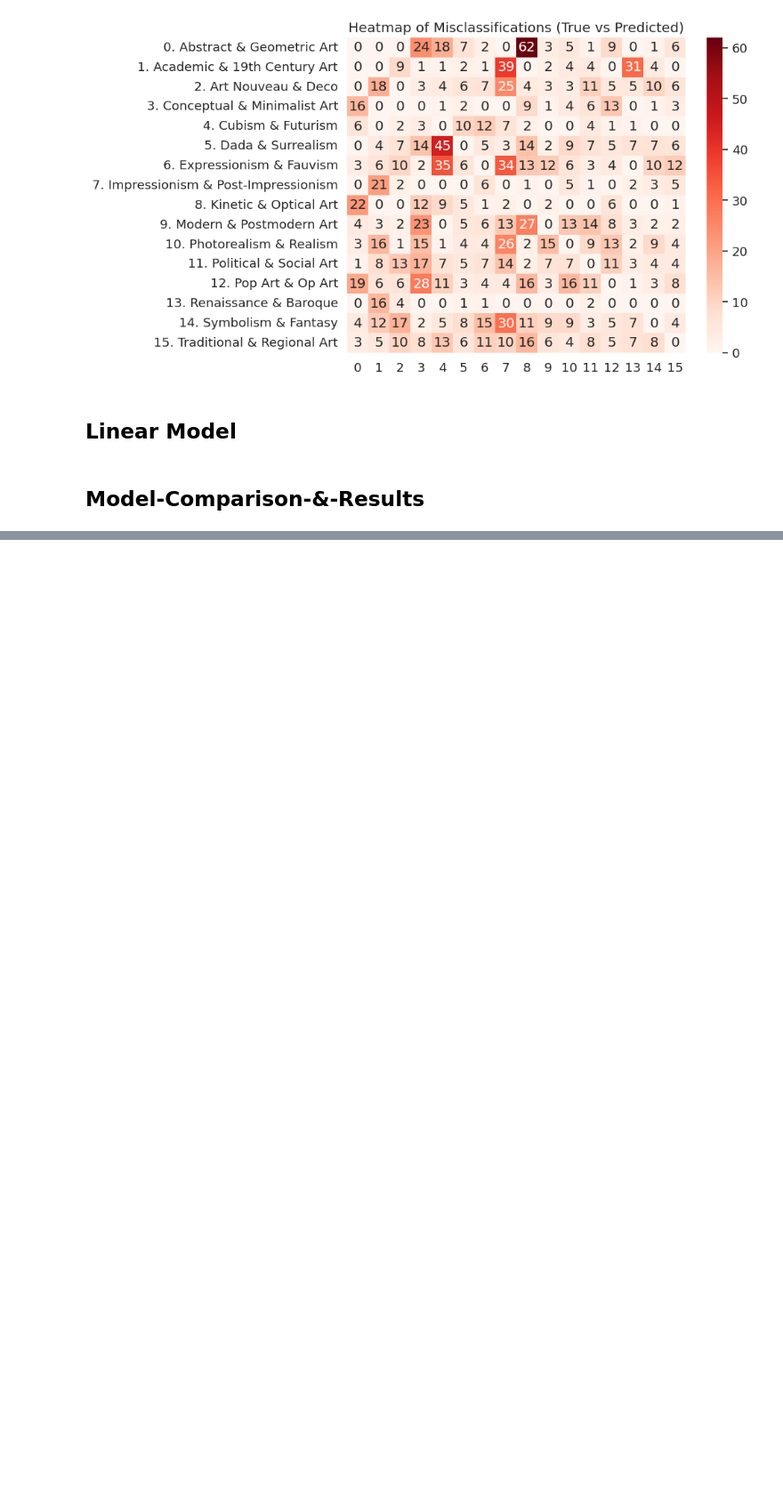
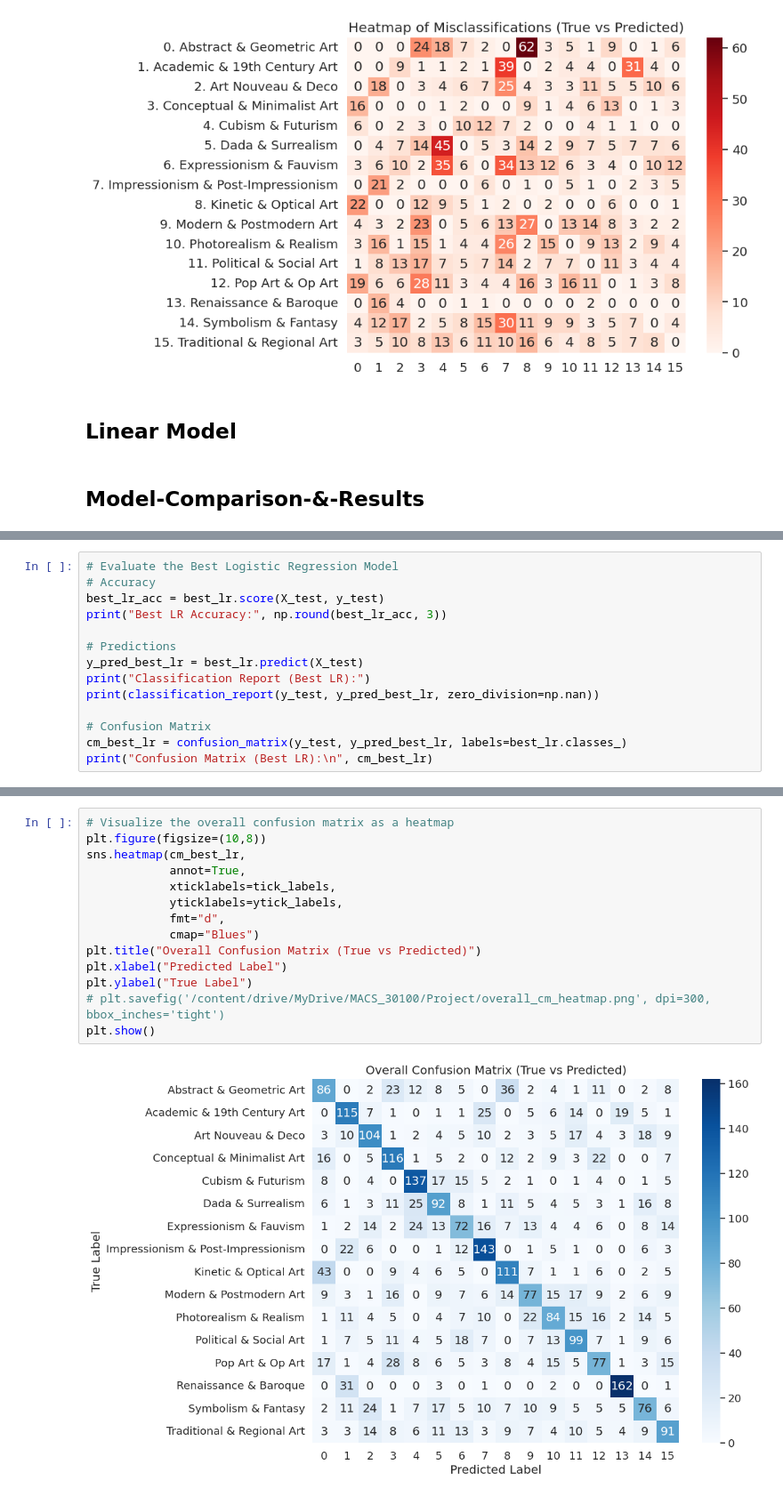
Before and after one commit to yangyuwang/painting_style_prediction, a Jupyter notebook: P2_Yangyu_Avi_Gio_Colab_Notebook.ipynb, the cells around one changed output, grey strips where cells are left out. Shown at 89% size. Saved outputs shown, nothing was run; the diff lists cells and outputs as text; blank space fills up the shorter version.

```diff
--- a/P2_Yangyu_Avi_Gio_Colab_Notebook.ipynb
+++ b/P2_Yangyu_Avi_Gio_Colab_Notebook.ipynb
@@ -895,0 +1058,14 @@ plt.show()
+# %%
+# Evaluate the Best Logistic Regression Model
+# Accuracy
+best_lr_acc = best_lr.score(X_test, y_test)
+print("Best LR Accuracy:", np.round(best_lr_acc, 3))
+
+# Predictions
+y_pred_best_lr = best_lr.predict(X_test)
+print("Classification Report (Best LR):")
+print(classification_report(y_test, y_pred_best_lr, zero_division=np.nan))
+
+# Confusion Matrix
+cm_best_lr = confusion_matrix(y_test, y_pred_best_lr, labels=best_lr.classes_)
+print("Confusion Matrix (Best LR):\n", cm_best_lr)
@@ -895,0 +1297,16 @@ plt.show()
+# %%
+# Visualize the overall confusion matrix as a heatmap
+plt.figure(figsize=(10,8))
+sns.heatmap(cm_best_lr,
+            annot=True,
+            xticklabels=tick_labels,
+            yticklabels=ytick_labels,
+            fmt="d",
+            cmap="Blues")
+plt.title("Overall Confusion Matrix (True vs Predicted)")
+plt.xlabel("Predicted Label")
+plt.ylabel("True Label")
+# plt.savefig('/content/drive/MyDrive/MACS_30100/Project/overall_cm_heatmap.png', dpi=300, bbox_inches='tight')
+plt.show()
+# %% [output]
+[figure, added]
```
Also changed, not shown: parts of 29 cells of this notebook.
